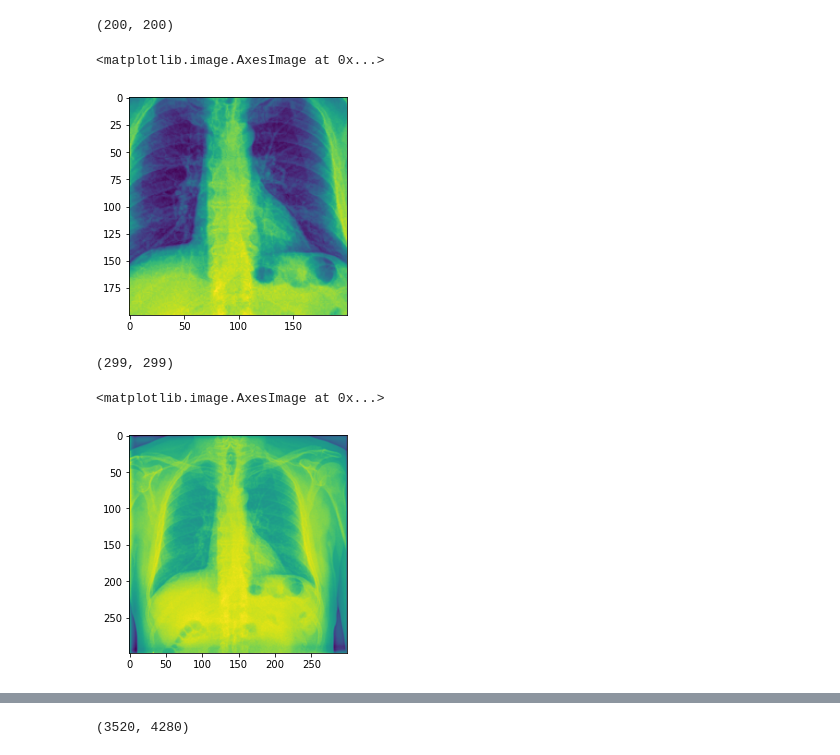
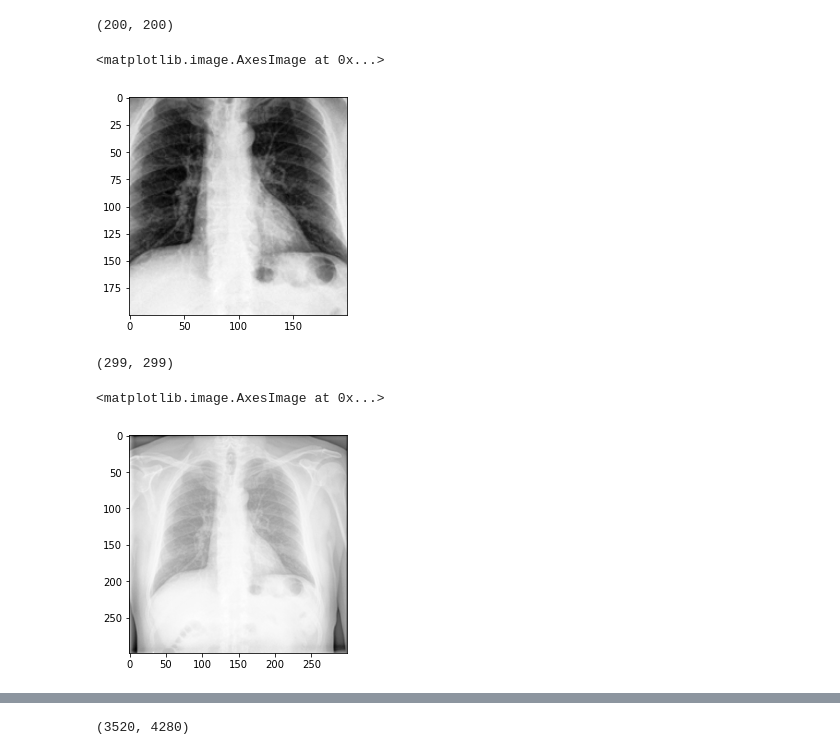
Before and after one commit to covid-frame/covid-frame, a Jupyter notebook: notebooks/3_Preprocessing_geometry.ipynb, the cells around one changed output, grey strips where cells are left out. Saved outputs shown, nothing was run; the diff lists cells and outputs as text; code cells hidden in the pictures.

```diff
--- a/notebooks/3_Preprocessing_geometry.ipynb
+++ b/notebooks/3_Preprocessing_geometry.ipynb
@@ -109,10 +109,10 @@ n_image.shape
 # %% [output]
 (200, 200)
 # %%
-plt.imshow(n_image)
+plt.imshow(n_image,cmap="Greys_r")
 # %% [output]
 <matplotlib.image.AxesImage at 0x...>
-[figure, old version]
+[figure, new version]
 # %%
 from covidframe.tools.image import to_equal_aspect_ratio
 # %%
@@ -122,10 +122,10 @@ eq_aspect.shape
 # %% [output]
 (299, 299)
 # %%
-plt.imshow(eq_aspect)
+plt.imshow(eq_aspect,cmap="Greys_r")
 # %% [output]
 <matplotlib.image.AxesImage at 0x...>
-[figure, old version]
+[figure, new version]
 # %%
 element = df_train[df_train["aspect_ratio"]>1.2].iloc[0]
 # %%
```
Also changed, not shown: parts of 5 cells of this notebook, 8 other files.
